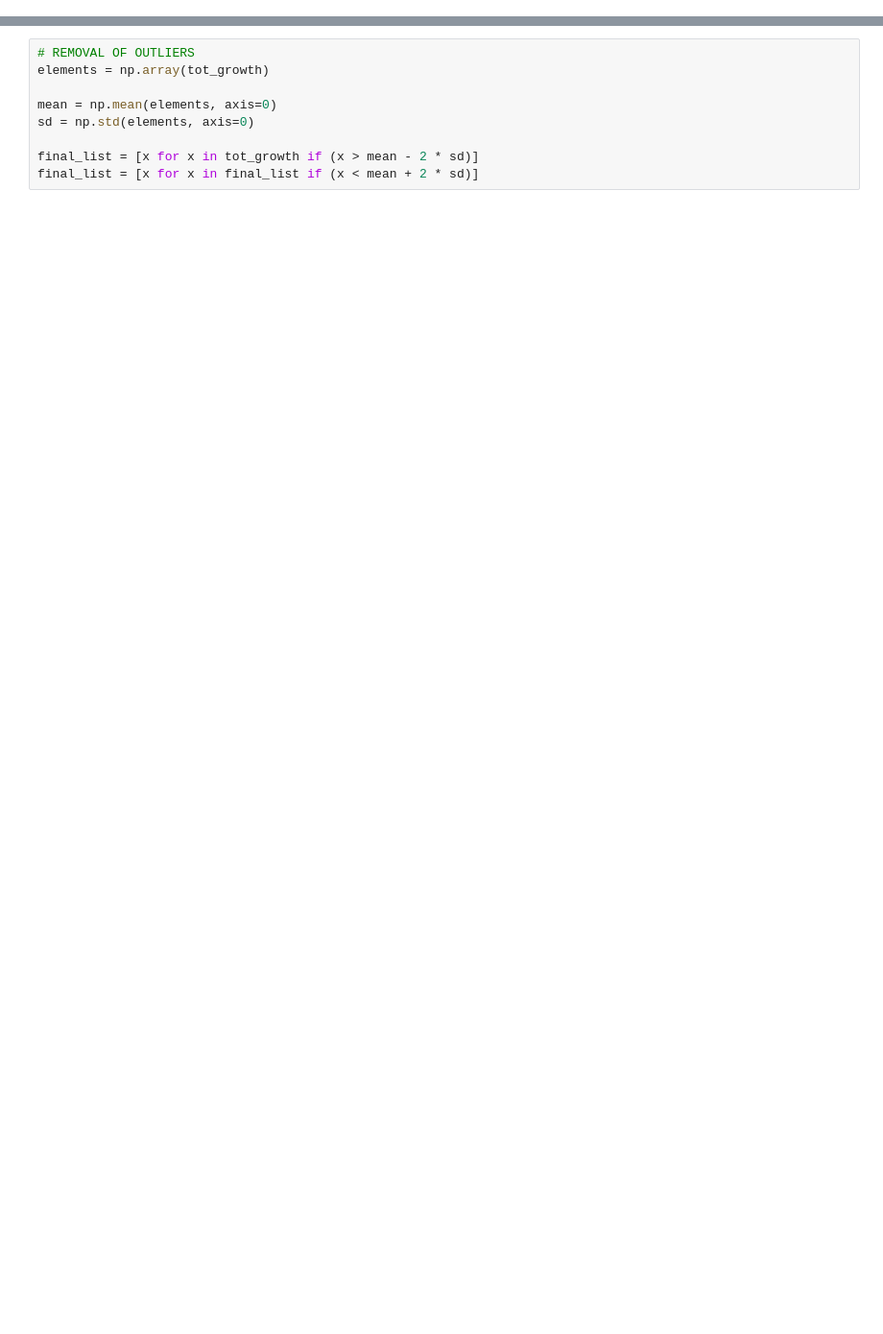
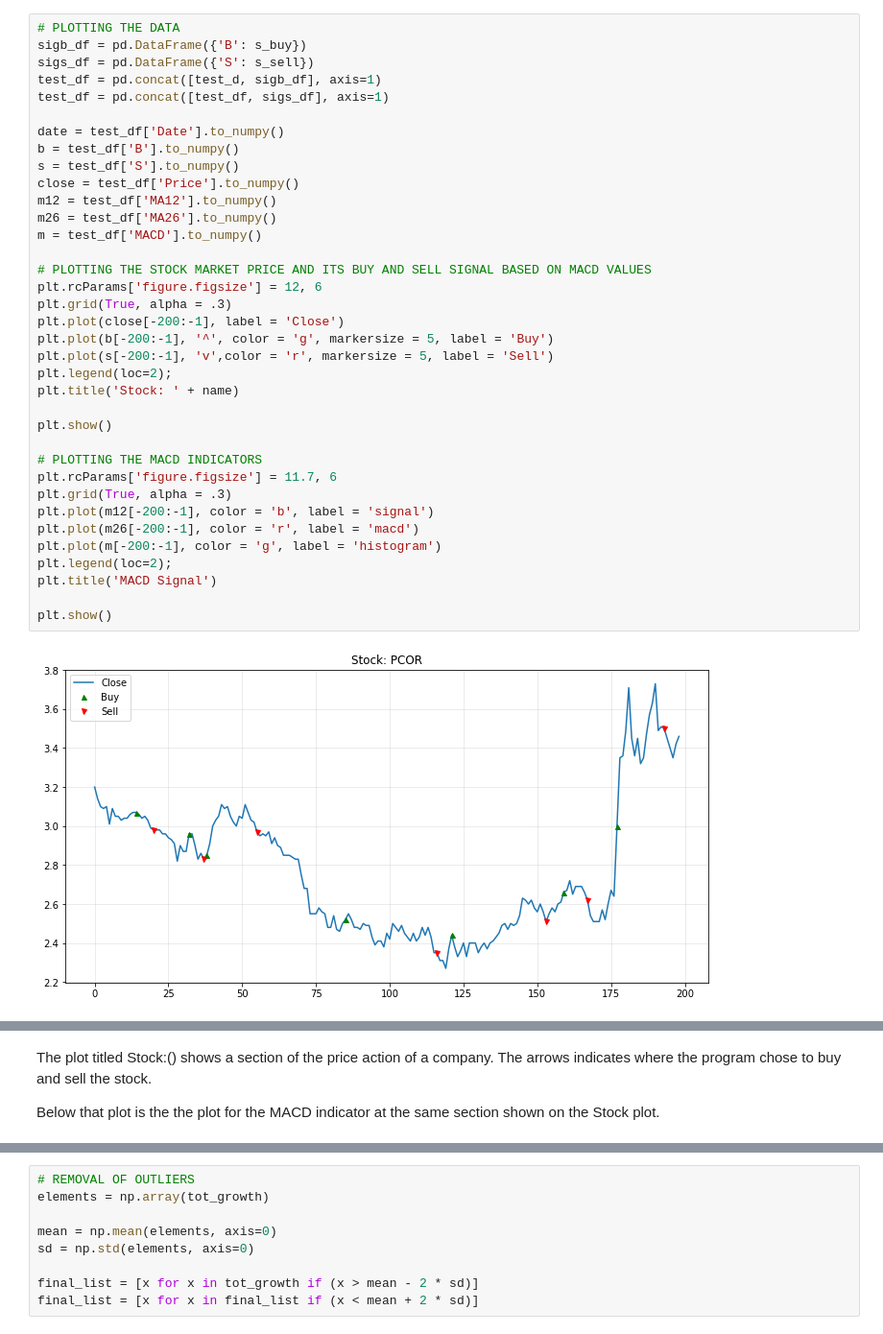
Before and after one commit to jebtrabado/Quantitative-Screener, a Jupyter notebook: MACD/MACD auto calc.ipynb, the cells around one changed output, grey strips where cells are left out. Shown: that part at 96% size. Cells and saved outputs as stored; diff of their text form; blank space fills up the shorter version.

```diff
--- a/MACD/MACD auto calc.ipynb
+++ b/MACD/MACD auto calc.ipynb
@@ -8,0 +109,38 @@ import statistics as stat
+# %%
+# PLOTTING THE DATA
+sigb_df = pd.DataFrame({'B': s_buy})
+sigs_df = pd.DataFrame({'S': s_sell})
+test_df = pd.concat([test_d, sigb_df], axis=1)
+test_df = pd.concat([test_df, sigs_df], axis=1)
+
+date = test_df['Date'].to_numpy()
+b = test_df['B'].to_numpy()
+s = test_df['S'].to_numpy()
+close = test_df['Price'].to_numpy()
+m12 = test_df['MA12'].to_numpy()
+m26 = test_df['MA26'].to_numpy()
+m = test_df['MACD'].to_numpy()
+
+# PLOTTING THE STOCK MARKET PRICE AND ITS BUY AND SELL SIGNAL BASED ON MACD VALUES
+plt.rcParams['figure.figsize'] = 12, 6
+plt.grid(True, alpha = .3)
+plt.plot(close[-200:-1], label = 'Close')
+plt.plot(b[-200:-1], '^', color = 'g', markersize = 5, label = 'Buy')
+plt.plot(s[-200:-1], 'v',color = 'r', markersize = 5, label = 'Sell')
+plt.legend(loc=2);
+plt.title('Stock: ' + name)
+
+plt.show()
+
+# PLOTTING THE MACD INDICATORS
+plt.rcParams['figure.figsize'] = 11.7, 6
+plt.grid(True, alpha = .3)
+plt.plot(m12[-200:-1], color = 'b', label = 'signal')
+plt.plot(m26[-200:-1], color = 'r', label = 'macd')
+plt.plot(m[-200:-1], color = 'g', label = 'histogram')
+plt.legend(loc=2);
+plt.title('MACD Signal')
+
+plt.show()
+# %% [output]
+[figure, added]
@@ -8,0 +148,4 @@ import statistics as stat
+# %% [markdown]
+The plot titled Stock:() shows a section of the price action of a company. The arrows indicates where the program chose to buy and sell the stock.
+
+Below that plot is the the plot for the MACD indicator at the same section shown on the Stock plot.
```
Also changed, not shown: parts of 17 cells of this notebook.
